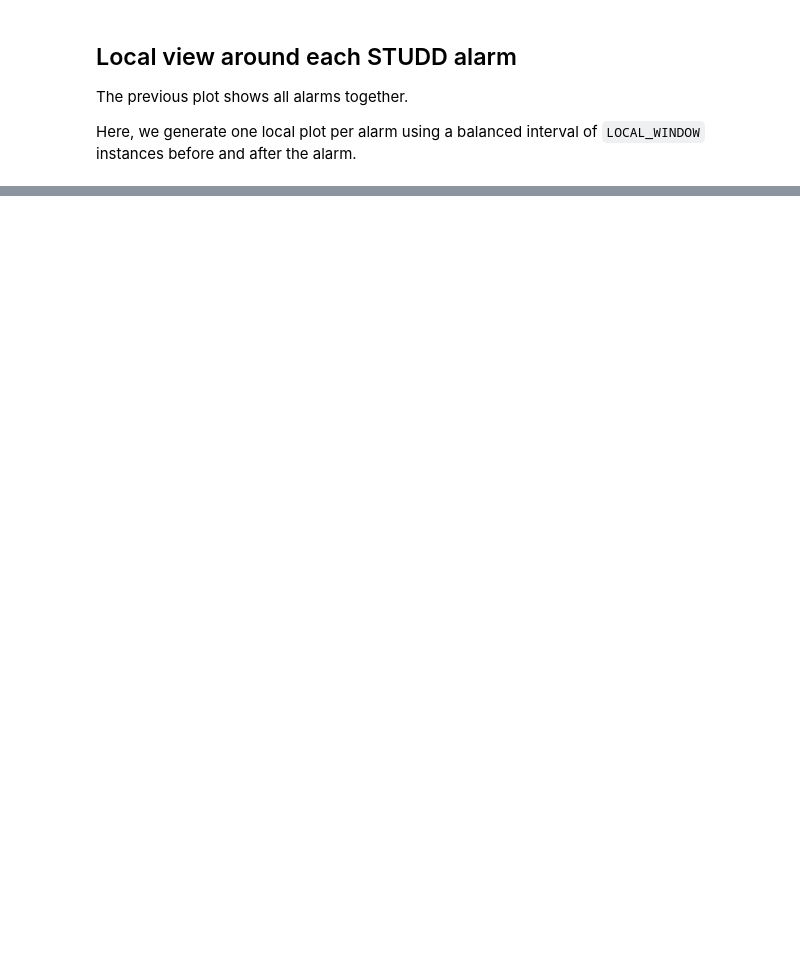
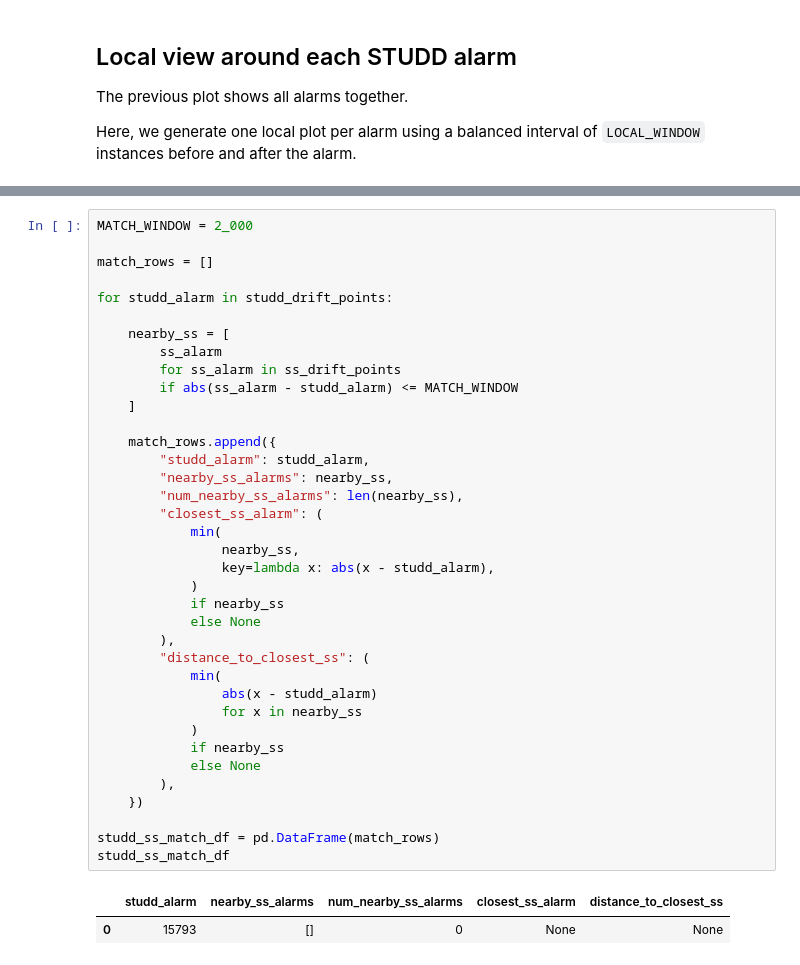
Before and after one commit to EiriniTzan/master-thesis, a Jupyter notebook: notebooks/test_electricity_studd.ipynb, the cells around one changed output, grey strips where cells are left out. Cells and saved outputs as stored; diff of their text form; blank space fills up the shorter version.

```diff
--- a/notebooks/test_electricity_studd.ipynb
+++ b/notebooks/test_electricity_studd.ipynb
@@ -604,0 +739,40 @@ for alarm_id, alarm_t in enumerate(
+# %%
+MATCH_WINDOW = 2_000
+
+match_rows = []
+
+for studd_alarm in studd_drift_points:
+
+    nearby_ss = [
+        ss_alarm
+        for ss_alarm in ss_drift_points
+        if abs(ss_alarm - studd_alarm) <= MATCH_WINDOW
+    ]
+
+    match_rows.append({
+        "studd_alarm": studd_alarm,
+        "nearby_ss_alarms": nearby_ss,
+        "num_nearby_ss_alarms": len(nearby_ss),
+        "closest_ss_alarm": (
+            min(
+                nearby_ss,
+                key=lambda x: abs(x - studd_alarm),
+            )
+            if nearby_ss
+            else None
+        ),
+        "distance_to_closest_ss": (
+            min(
+                abs(x - studd_alarm)
+                for x in nearby_ss
+            )
+            if nearby_ss
+            else None
+        ),
+    })
+
+studd_ss_match_df = pd.DataFrame(match_rows)
+studd_ss_match_df
+# %% [output]
+|  | studd_alarm | nearby_ss_alarms | num_nearby_ss_alarms | closest_ss_alarm | distance_to_closest_ss |
+| 0 | 15793 | [] | 0 | None | None |
```
Also changed, not shown: parts of 18 cells of this notebook, 1 other file.
